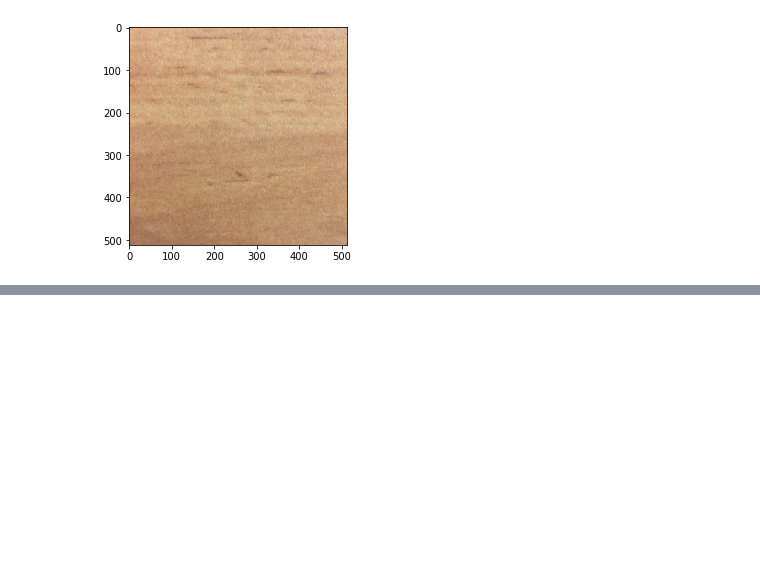
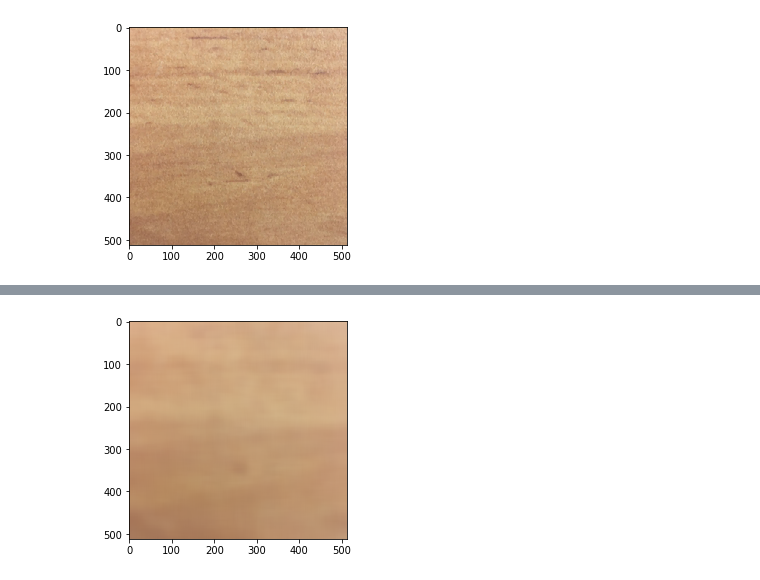
Before and after one commit to BU-IE-582/fall19-akinelden, a Jupyter notebook: Part1_soru12.ipynb, the cells around one changed output, grey strips where cells are left out. Drawn from its saved outputs; the diff is of its cells as text; code cells hidden in the pictures; blank space fills up the shorter version.

```diff
--- a/Part1_soru12.ipynb
+++ b/Part1_soru12.ipynb
@@ -135,0 +186,5 @@ pyplot.show()
+# %%
+pyplot.imshow(pix_31)
+pyplot.show()
+# %% [output]
+[figure, added]
```
Also changed, not shown: parts of 29 cells of this notebook.
